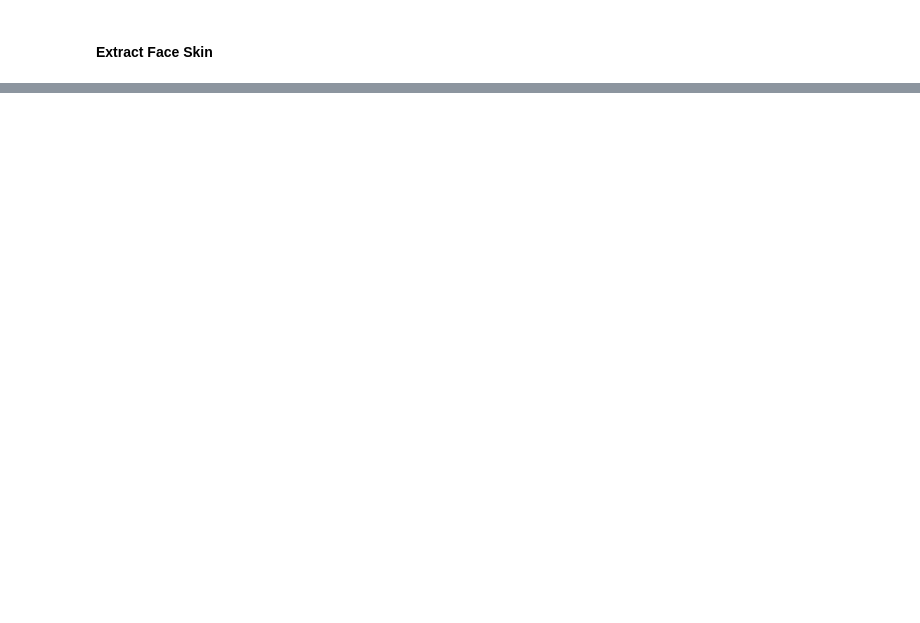
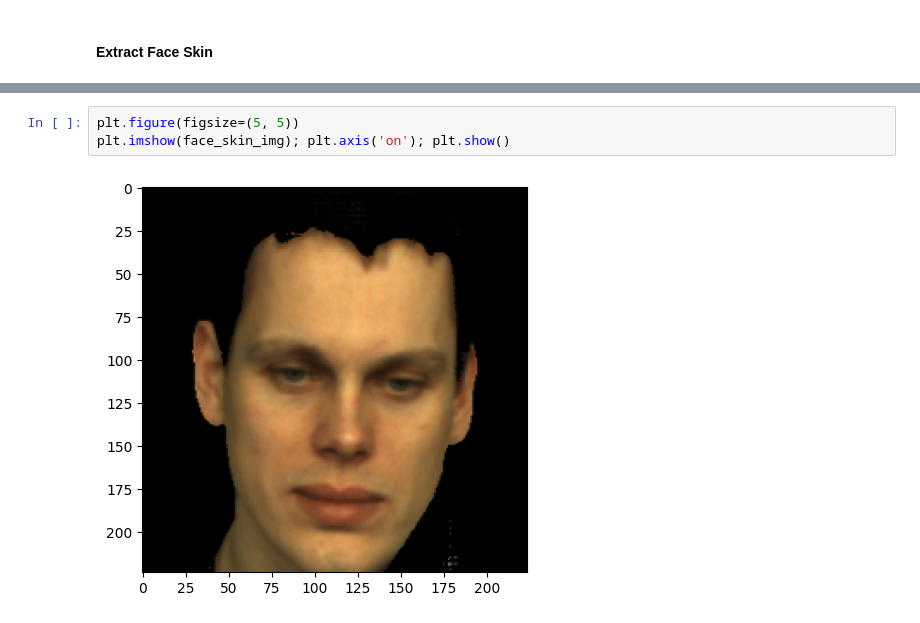
Before and after one commit to mctosima/SAM_playgrounds, a Jupyter notebook: try_facialextractor.ipynb, the cells around one changed output, grey strips where cells are left out. Saved outputs shown, nothing was run; the diff lists cells and outputs as text; blank space fills up the shorter version.

```diff
--- a/try_facialextractor.ipynb
+++ b/try_facialextractor.ipynb
@@ -132,0 +131,5 @@ TypeError: FacialExtractor.extract_face_skin() got an unexpected keyword argumen
+# %%
+plt.figure(figsize=(5, 5))
+plt.imshow(face_skin_img); plt.axis('on'); plt.show()
+# %% [output]
+[figure, added]
```
Also changed, not shown: parts of 10 cells of this notebook, 2 other files.
